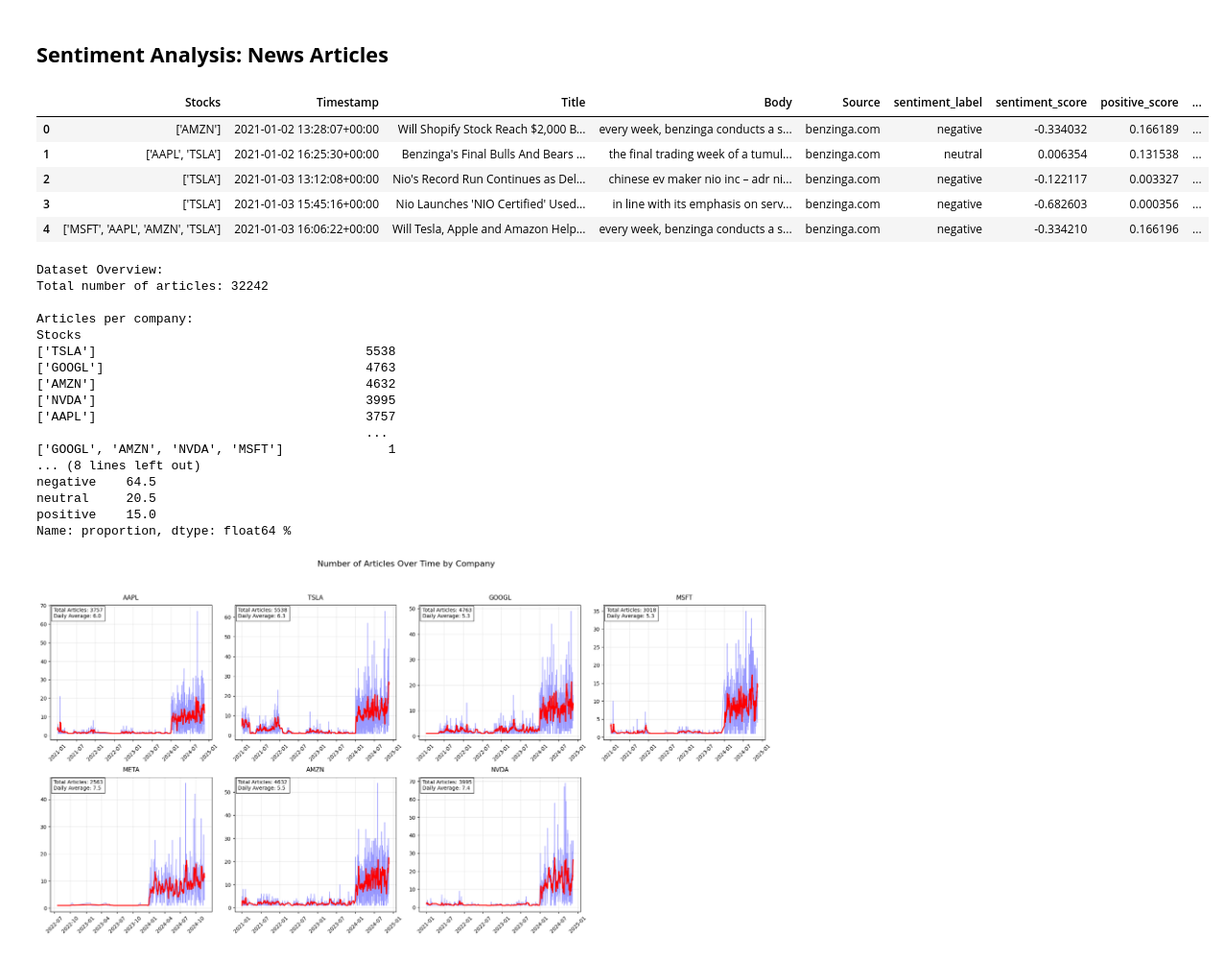
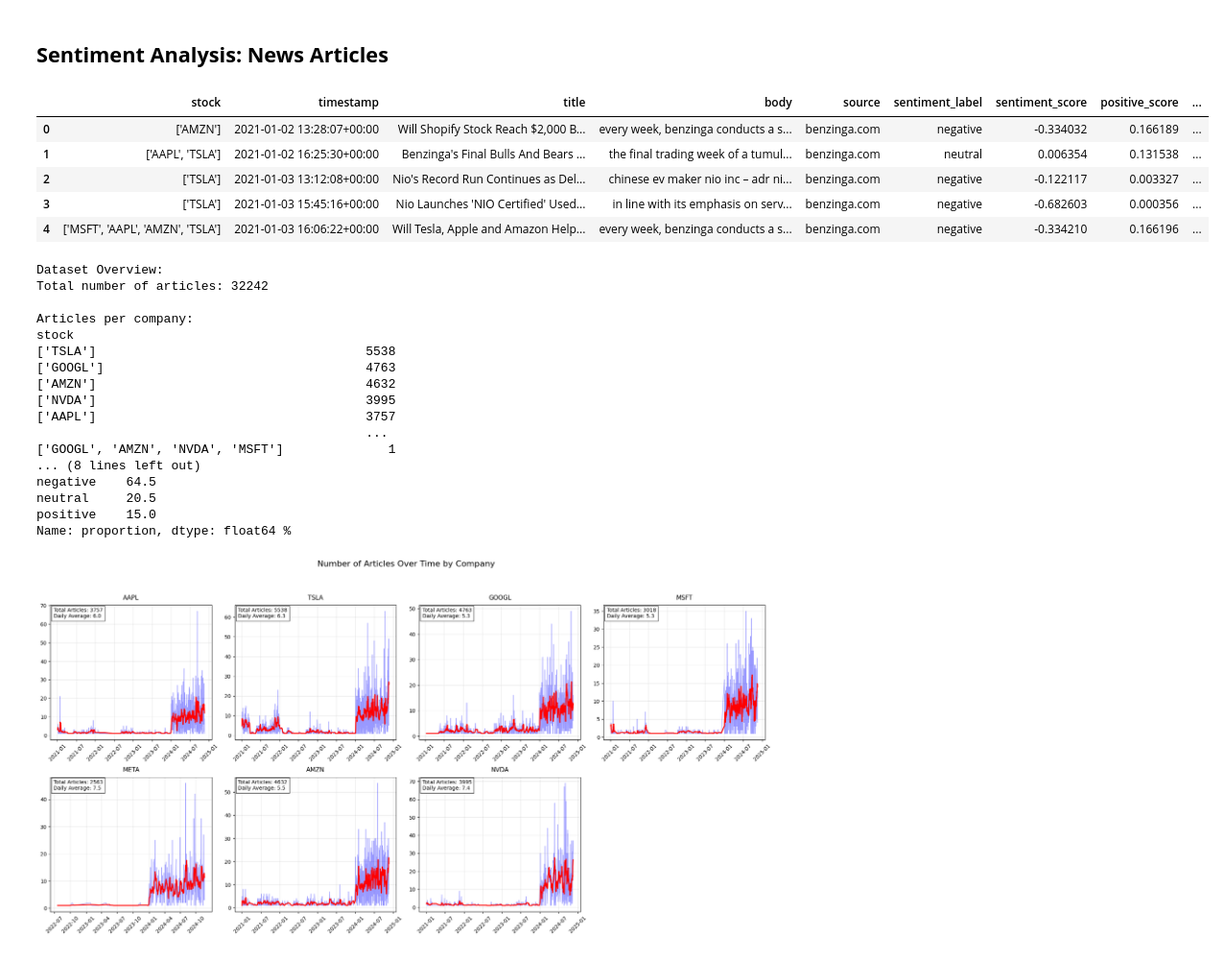
Before and after one commit to FenrisWulven/StockMarketNewsImpact, a Jupyter notebook: sentiment_analysis.ipynb, the cells around one changed output. Shown at 96% size. Drawn from its saved outputs; the diff is of its cells as text; code cells hidden in the pictures.

```diff
--- a/sentiment_analysis.ipynb
+++ b/sentiment_analysis.ipynb
@@ -3,11 +3,11 @@
 # %%
 import pandas as pd
 
-df = pd.read_csv(r'C:\Users\jbhan\Desktop\StockMarketNewsImpact\cleaned_combined_news_with_bodies_with_sentiment.csv')
+df = pd.read_csv(r'C:\Users\jbhan\Desktop\StockMarketNewsImpact\MarketNews\data\final\cleaned_combined_news_with_bodies_with_sentiment.csv')
 
 df.head()
 # %% [output]
-|  | Stocks | Timestamp | Title | Body | Source | sentiment_label | sentiment_score | positive_score | ... |
+|  | stock | timestamp | title | body | source | sentiment_label | sentiment_score | positive_score | ... |
 | 0 | ['AMZN'] | 2021-01-02 13:28:07+00:00 | Will Shopify Stock Reach $2,000 B... | every week, benzinga conducts a s... | benzinga.com | negative | -0.334032 | 0.166189 | ... |
 | 1 | ['AAPL', 'TSLA'] | 2021-01-02 16:25:30+00:00 | Benzinga's Final Bulls And Bears ... | the final trading week of a tumul... | benzinga.com | neutral | 0.006354 | 0.131538 | ... |
 | 2 | ['TSLA'] | 2021-01-03 13:12:08+00:00 | Nio's Record Run Continues as Del... | chinese ev maker nio inc – adr ni... | benzinga.com | negative | -0.122117 | 0.003327 | ... |
@@ -24,27 +24,27 @@ from datetime import datetime
 companies = ['AAPL', 'TSLA', 'GOOGL', 'MSFT', 'META', 'AMZN', 'NVDA']
 
 # Load and clean data
-news_df = pd.read_csv('cleaned_combined_news_with_bodies_with_sentiment.csv')
-news_df['Timestamp'] = pd.to_datetime(news_df['Timestamp'])
+news_df = pd.read_csv(r'C:\Users\jbhan\Desktop\StockMarketNewsImpact\MarketNews\data\final\cleaned_combined_news_with_bodies_with_sentiment.csv')
+news_df['timestamp'] = pd.to_datetime(news_df['timestamp'])
 
 # Define the companies we want to analyze
 companies = ['AAPL', 'TSLA', 'GOOGL', 'MSFT', 'META', 'AMZN', 'NVDA']
 
 
-news_df['Timestamp'] = pd.to_datetime(news_df['Timestamp'])
+news_df['timestamp'] = pd.to_datetime(news_df['timestamp'])
 
-# Clean up stock symbols and filter for single stocks only
-news_df['Stocks'] = news_df['Stocks'].str.strip("[]'").str.replace("'", "")
-news_df = news_df[news_df['Stocks'].isin(companies)]
+# Clean up stock symbols and filter for single stock only
+news_df['stock'] = news_df['stock'].str.strip("[]'").str.replace("'", "")
+news_df = news_df[news_df['stock'].isin(companies)]
 
-# Clean up stock symbols and filter for single stocks only
-news_df['Stocks'] = news_df['Stocks'].str.strip("[]'").str.replace("'", "")
-news_df = news_df[news_df['Stocks'].isin(companies)]  # Keep only single stock entries
+# Clean up stock symbols and filter for single stock only
+news_df['stock'] = news_df['stock'].str.strip("[]'").str.replace("'", "")
+news_df = news_df[news_df['stock'].isin(companies)]  # Keep only single stock entries
 
 print("Dataset Overview:")
 print(f"Total number of articles: {len(df)}")
 print("\nArticles per company:")
-print(df['Stocks'].value_counts())
+print(df['stock'].value_counts())
 print("\nSentiment Distribution:")
 print(df['sentiment_label'].value_counts(normalize=True).round(3) * 100, "%")
 # %% [output]
@@ -52,7 +52,7 @@ Dataset Overview:
 Total number of articles: 32242
 
 Articles per company:
-Stocks
+stock
 ['TSLA']                                    5538
 ['GOOGL']                                   4763
 ['AMZN']                                    4632
```
Also changed, not shown: parts of 10 cells of this notebook, 12 other files.
